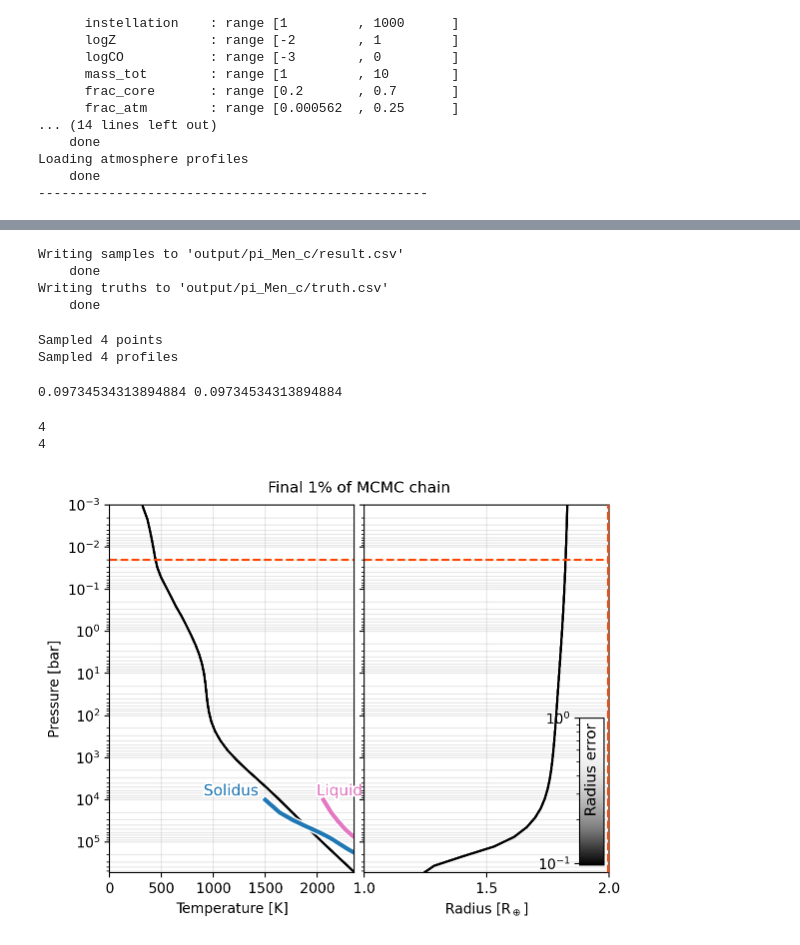
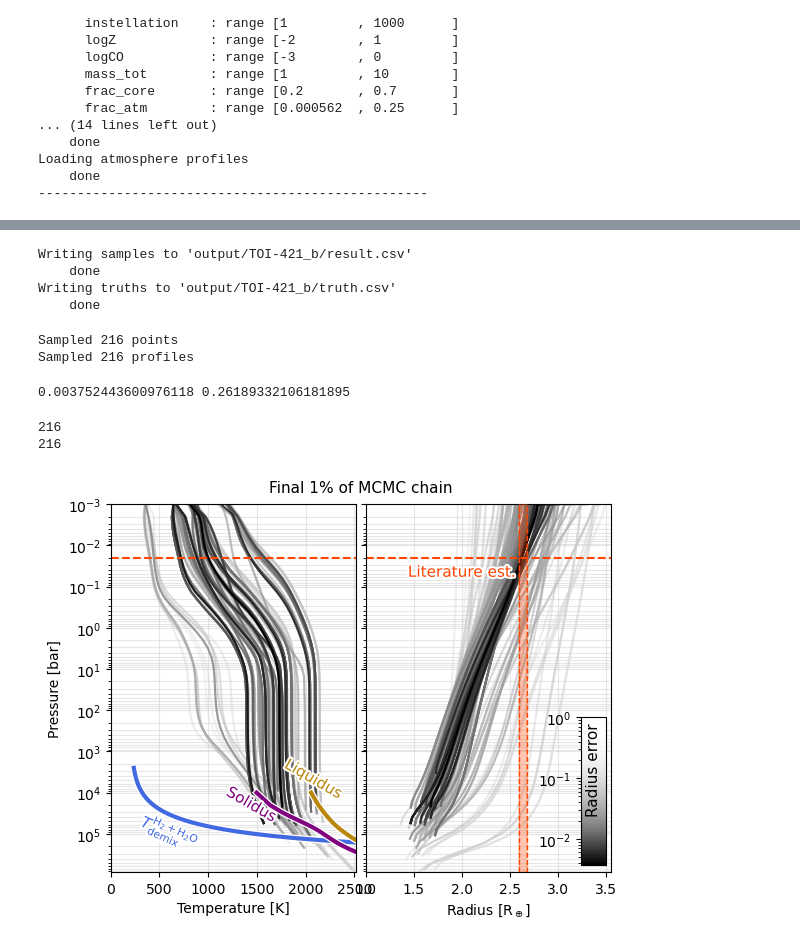
Before and after one commit to nichollsh/InferAGNI, a Jupyter notebook: notebooks/retrieve.ipynb, the cells around one changed output, grey strips where cells are left out. Drawn from its saved outputs; the diff is of its cells as text; code cells hidden in the pictures.

```diff
--- a/notebooks/retrieve.ipynb
+++ b/notebooks/retrieve.ipynb
@@ -17,5 +17,5 @@ from inferagni.retrieve import run_retrieval, plot_corner, plot_chain
 # %%
-meltcurves = _load_melting_data()
+meltcurves = load_melting_data()
 # %%
 gr = ia.grid.Grid()
 # %% [output]
@@ -54,13 +54,13 @@ Loading atmosphere profiles
 # obs["μ_phot"] = [9.84, (4.51,4.64)]
 
 # https://iopscience.iop.org/article/10.3847/2041-8213/adcd76/pdf
-# obs = ia.planets.get_obs("TOI-421 b", quiet=True)
-# obs["μ_phot"] = [2.66,(3.6,0.3)]
+obs = ia.planets.get_obs("TOI-421 b", quiet=True)
+obs["μ_phot"] = [2.66,(3.6,0.3)]
 
 # https://iopscience.iop.org/article/10.3847/2041-8213/abd9b8/pdf
-obs = ia.planets.get_obs("pi Men c", quiet=True)
-obs["μ_phot"] = [4.0,'>value']
-# obs["log_vmr_CO2"] = [np.log10(0.04),'>value']
+# obs = ia.planets.get_obs("pi Men c", quiet=True)
+# obs["μ_phot"] = [4.0,'>value']
+# obs.pop("instellation")
 
 # Others
 # obs = ia.planets.get_obs("GJ 1132 b", quiet=True)
@@ -68,8 +68,6 @@ obs["μ_phot"] = [4.0,'>value']
 # obs = ia.planets.get_obs("K2-3 b", quiet=True)
 # obs = ia.planets.get_obs("Wolf 503 b", quiet=True)
 
-# obs.pop("instellation")
-
 
 print("\n".join(f"{k}: {v}" for k, v in obs.items()))
 # %% [output]
@@ -94,8 +93,8 @@ Saving to output/pi_Men_c
 # %%
 # Do retrieval
 keys, samples = run_retrieval(gr, obs,
-                                n_walkers=22, n_procs=15, n_steps=2000, thin=4, filter_ineq=True,
-                                extra_keys=["instellation","t_surf","Kzz_max", "μ_phot",
+                                n_walkers=22, n_procs=15, n_steps=10000, thin=10, filter_ineq=True,
+                                extra_keys=["instellation","t_surf","log_Kzz_max", "μ_phot",
                                             "log_vmr_H2","log_vmr_H2O","log_vmr_CO2","log_vmr_H2S"])
 # %% [output]
 Prepare interpolators
@@ -181,9 +180,9 @@ WARNING:root:Too few points to create valid contours
 ia.retrieve.write_result(keys,samples, f"{outdir_planet}/result.csv");
 ia.retrieve.write_truth(f"{outdir_planet}/truth.csv");
 # %% [output]
-Writing samples to 'output/pi_Men_c/result.csv'
+Writing samples to 'output/TOI-421_b/result.csv'
     done
-Writing truths to 'output/pi_Men_c/truth.csv'
+Writing truths to 'output/TOI-421_b/truth.csv'
     done
 # %%
 # assemble grid input array in the same order as `gr.input_keys`
@@ -234,8 +233,8 @@ dists = np.array(dists)
 
 print(f"Sampled {len(profs)} profiles")
 # %% [output]
-Sampled 4 points
-Sampled 4 profiles
+Sampled 216 points
+Sampled 216 profiles
 # %%
 # Colormap
 cmap_orig = deepcopy(plt.get_cmap('Greys_r'))
@@ -248,7 +247,7 @@ sm = mpl.cm.ScalarMappable(cmap=cmap,
 # %%
 print(np.amin(dists), np.amax(dists))
 # %% [output]
-0.09734534313894884 0.09734534313894884
+0.003752443600976118 0.26189332106181895
 # %%
 mask = np.argsort(dists)[::-1]
 print(len(mask))
@@ -260,8 +259,8 @@ num_plot = min(num_plot, len(mask))
 print(num_plot)
 mask = mask[-num_plot:]
 # %% [output]
-4
-4
+216
+216
 # %%
 # Plot ensemble and median T(p)
 fig, axs = plt.subplots(1,2,figsize=(5,4),sharey=True)
@@ -298,23 +297,38 @@ for i in mask:
     rmax = max(rmax,np.amax(pr['r']))
 
 
-_pe_text = [mpl.patheffects.Stroke(linewidth=3, foreground='w'), mpl.patheffects.Normal()]
+pe_text  = [mpl.patheffects.Stroke(linewidth=3, foreground='w'), mpl.patheffects.Normal()]
+lw_curve = 3
+pe_curve = [mpl.patheffects.Stroke(linewidth=lw_curve*1.6, foreground='w'), mpl.patheffects.Normal()]
+
+
+# Water de-mixing curve for H2+H2O
+col = 'royalblue'
+xH2O = 10**np.median(samples[:,keys.index("log_vmr_H2O")])
+Pde = np.logspace(np.log10(2.5e3),np.log10(300e3),40)
+Tde = [calc_Tdemix(pBar,xH2O) for pBar in Pde]
+axl.plot(Tde,Pde, color=col, lw=lw_curve, label='Tdemix', path_effects=pe_curve)
+axl.annotate(r"$T_{\rm demix}^{\rm H_2+H_2O}$",(Tde[15],Pde[15]), xytext=(-1,-6), textcoords='offset points',
+                 ha='left', va='top', rotation=-25, rotation_mode='anchor',
+                 color=col, fontsize=fs, path_effects=pe_text)
 
 # melting curves
-mc_cols = ['tab:blue','tab:pink']
-mc_align = ['right','left']
+mc_cols = ['purple','darkgoldenrod']
+mc_align = ['top','bottom']
+mc_offset = [-4,5]
 for i,k in enumerate(["Solidus","Liquidus"]):
     c = mc_cols[i]
     v = meltcurves[k.lower()]
     mmask = np.argwhere(v[0]>=psurf_min)
     x = v[1][mmask]
     y = v[0][mmask]
-    axl.plot(x,y, color=c,lw=3,
-             path_effects=[mpl.patheffects.Stroke(linewidth=5, foreground='w'), mpl.patheffects.Normal()])
+    axl.plot(x,y, color=c,lw=lw_curve, path_effects=pe_curve)
 
-    axl.annotate(k,(x[0][0],y[0][0]), xytext=(-5,1), textcoords='offset points',
-                 ha=mc_align[i], va='bottom', rotation=0, rotation_mode='anchor',
-                 color=c, fontsize=fs, path_effects=_pe_text)
+    axl.annotate(k,(x[0][0],y[0][0]), xytext=(-1,mc_offset[i]), textcoords='offset points',
+                 ha='center', va=mc_align[i], rotation=-30, rotation_mode='anchor',
+                 color=c, fontsize=fs, path_effects=pe_text)
+
+
 
 # observation
 pobs = 20 * 1e-3
@@ -322,44 +336,45 @@ for ax in axs:
     ax.axhline(y=pobs, color=truth_color, ls='dashed')
 
 fb_x = [obs["r_phot"][0]-obs["r_phot"][1]/2,obs["r_phot"][0]+obs["r_phot"][1]/2]
-axr.fill_between(fb_x, ymin,ymax, color=truth_color, alpha=0.3,  zorder=8,linewidth=1, linestyle='dashed')
+axr.fill_between(fb_x, ymin,ymax, color=truth_color, alpha=0.3,  zorder=8,linewidth=1.2, linestyle='dashed')
 for x in fb_x:
-    axr.axvline(x=x, color=truth_color, ls='dashed',zorder=9)
+    axr.axvline(x=x, color=truth_color, ls='dashed',zorder=9, lw=1)
 axr.annotate('Literature est.',(obs["r_phot"][0],pobs), xytext=(-5,-5), textcoords='offset points',
-             ha='right', va='top', color=truth_color, fontsize=fs, path_effects=_pe_text, zorder=10)
+             ha='right', va='top', color=truth_color, fontsize=fs, path_effects=pe_text, zorder=10)
 
 # embed colorbar with inset axis inside right panel
 axr_inset = axr.inset_axes([0.88, 0.02, 0.1, 0.4])
 cbar = fig.colorbar(sm, cax=axr_inset)
 cbar.set_label('Radius error', size=fs)
 cbar.ax.yaxis.set_label_coords(0.2,0.65)
 cbar.ax.yaxis.set_ticks_position('left')
+
 
 
 # decorate
 for ax in axs:
     ax.grid(True, which='both', alpha=0.3, zorder=-2)
 
 axl.set_yscale('log')
 axl.set_ylabel('Pressure [bar]')
 axl.set_ylim(top=ymin, bottom=ymax)
 axl.yaxis.set_major_locator(mpl.ticker.LogLocator(base=10.0, numticks=100))
 
 axl.set_xlabel('Temperature [K]')
 axl.set_xlim(0,tmax)
 axl.xaxis.set_major_locator(mpl.ticker.MultipleLocator(500))
 
 axr.set_xlabel(r"Radius [R$_\oplus$]")
 axr.set_xlim(rmin, min(rmax,4))
 axr.xaxis.set_major_locator(mpl.ticker.MultipleLocator(0.5))
 
 # fig.legend(loc='upper center', ncols=4, bbox_to_anchor=(0.5,1), frameon=False, handlelength=1.4, handletextpad=0.4, columnspacing=1.2)
 
 fig.subplots_adjust(wspace=0.04, top=0.92,right=1,left=0,bottom=0)
 plt.show()
 fig.savefig(f"{outdir_planet}/profs.pdf", bbox_inches='tight',dpi=ia.plot.DPI)
 # %% [output]
-[figure, old version]
+[figure, new version]
 # %%
 # Plot emission spectra from a sample set
 fig, ax = plt.subplots(1,1,figsize=(6,3))
```
Also changed, not shown: parts of 8 cells of this notebook, 12 other files.
